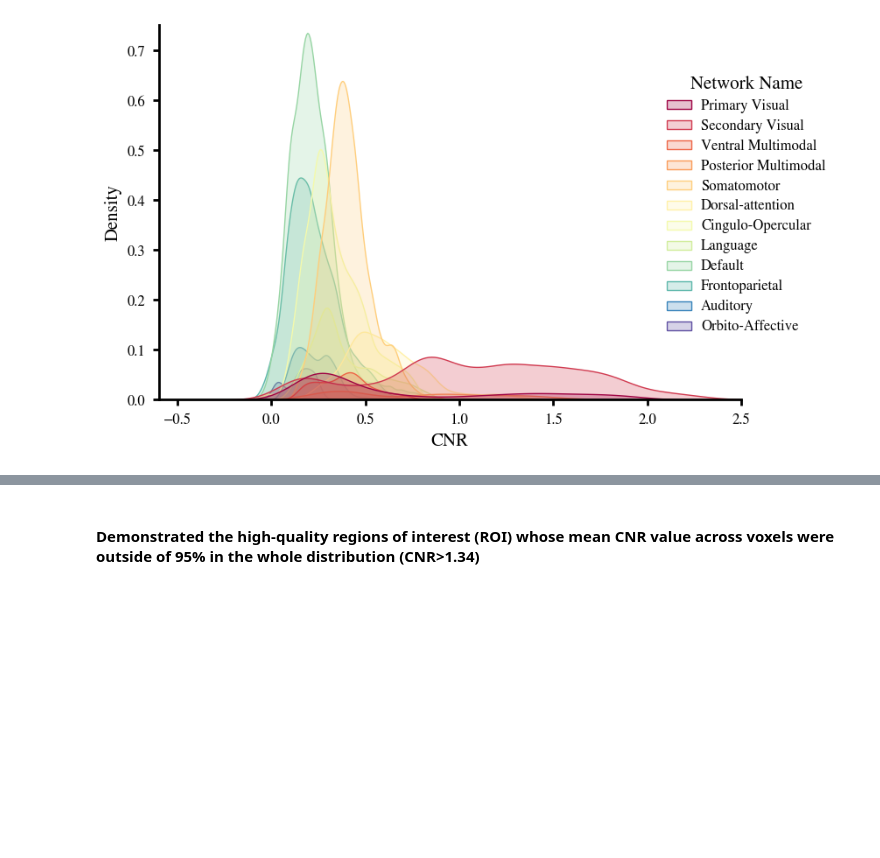
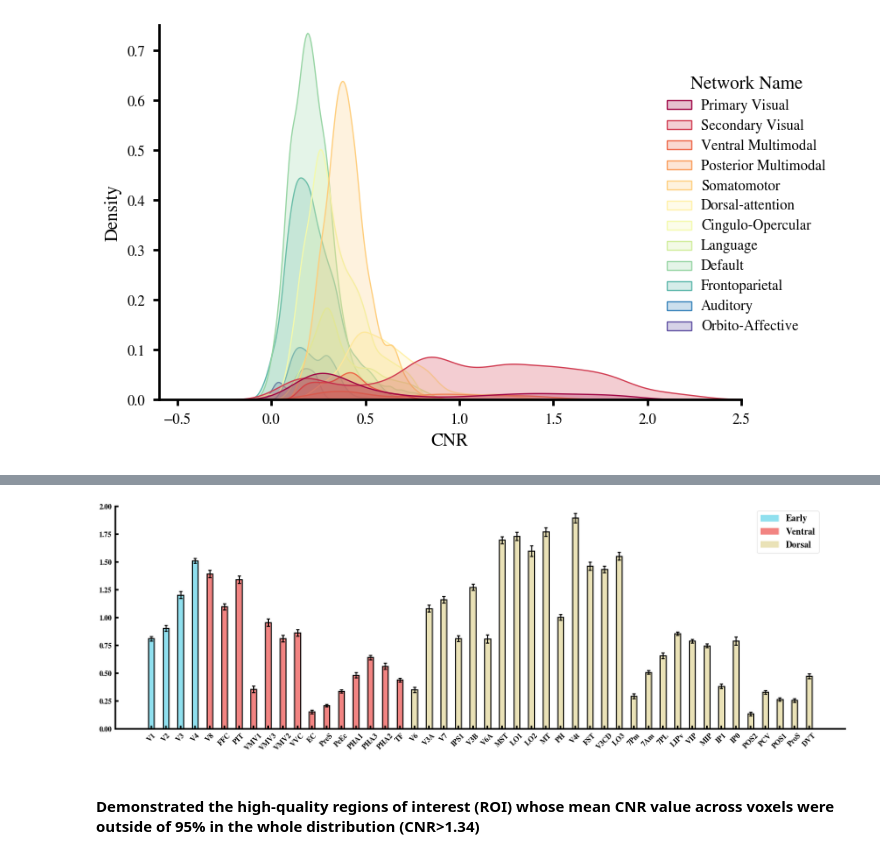
Before and after one commit to Blink621/HAD-fmri, a Jupyter notebook: analysis/quality_check.ipynb, the cells around one changed output, grey strips where cells are left out. Drawn from its saved outputs; the diff is of its cells as text; code cells hidden in the pictures; blank space fills up the shorter version.

```diff
--- a/analysis/quality_check.ipynb
+++ b/analysis/quality_check.ipynb
@@ -730,3 +852,64 @@ ax.spines['left'].set_linewidth(2)
+# %%
+import matplotlib.patches as mpatches
+
+# Iterate to discover the high CNR ROI
+main_path = '/nfs/z1/zhenlab/BrainImageNet/Analysis_results/'
+utils_path = '/nfs/z1/userhome/ZhouMing/workingdir/BIN/action/utils/HAD/data/utils'
+roi_name_path = pjoin(main_path, 'roilbl_mmp.csv')
+roi_names = pd.read_csv(roi_name_path).iloc[:, 0].tolist()
+
+roi_assign = pd.read_csv(pjoin(utils_path, 'HCP-MMP1_visual-cortex2.csv'))
+# Primary_Visual and Early_Visual
+EV_name = roi_assign.loc[roi_assign['ID_in_22Region'].isin([1, 2]), 'area_name'].to_list()
+# Ventral_Stream_Visual and Medial_Temporal
+VS_name = roi_assign.loc[roi_assign['ID_in_22Region'].isin([4, 13, 14]), 'area_name'].to_list()
+# MT+_Complex, Dorsal_Stream_Visual, Superior_Parietal, Inferior_Parietal and Posterior_Cingulate
+DS_name = roi_assign.loc[roi_assign['ID_in_22Region'].isin([3, 5, 16, 17, 18]), 'area_name'].to_list()
+
+roi_target = {'Early':EV_name, 'Ventral':VS_name, 'Dorsal':DS_name}
+n_roi = len([*EV_name, *VS_name, *DS_name])
+
+cnr_roi = np.zeros((2, n_roi))
+colors_region = ['#90e0ef', '#f28482', '#eae2b7']
+roi_idx, labels, colors = 0, [], []
+for region_idx, region in enumerate(roi_target.keys()):
+    roi_sum = roi_target[region]
+    colors.extend([colors_region[region_idx] for x in range(len(roi_sum))])
+    for roi in roi_sum:
+        tmp_mask = roi_mask(roi)
+        cnr_roi[0, roi_idx] = cnr_amplitude[tmp_mask].mean()
+        cnr_roi[1, roi_idx] = np.sqrt(cnr_amplitude[tmp_mask].std()/tmp_mask.sum())
+        roi_idx += 1
+        labels.append(roi)
+
+width = 0.2
+x_1 = 0.5*np.arange(len(labels))
+
+plt.figure(figsize=(32, 10))
+plt.bar(x_1, cnr_roi[0], yerr=cnr_roi[1], color=colors,
+        width=width, edgecolor='black', linewidth=2.5, error_kw=dict(lw=2.5, capsize=4, capthick=2.5), ecolor = "black")
+
+# manually add color legend
+handles = []
+for region_idx, region in enumerate(roi_target.keys()):
+    handles.append(mpatches.Patch(color=colors_region[region_idx], label=region))
+plt.legend(handles=handles, bbox_to_anchor = (0.97, 1), prop={'size':22, 'weight':'bold'})
+
+# Add some text for labels, title and custom x-axis tick labels, etc.
+ax = plt.gca()
+# ax.set_ylabel('Pattern Correlation', weight='bold', size=20, label)
+ax.tick_params(labelsize=18, width=4, length=8, direction="in", pad=8)
+plt.xticks(x_1, labels, weight='bold', fontsize=18, rotation=45)
+plt.yticks(weight='bold')
+ax.set_ylim(0, 2)
+# ax.set_xlim(-0.5, 2.6)
+ax.spines['top'].set_visible(False)
+ax.spines['right'].set_visible(False)
+ax.spines['bottom'].set_linewidth(4)
+# ax.spines['bottom'].set_position(('data', 0.9))
+ax.spines['left'].set_linewidth(4)
+# %% [output]
+[figure, added]
 # %% [markdown]
 #### Demonstrated the high-quality regions of interest (ROI) whose mean CNR value across voxels were outside of 95% in the whole distribution (CNR>1.34)
 # %%
```
Also changed, not shown: parts of 13 cells of this notebook, 44 other files.
